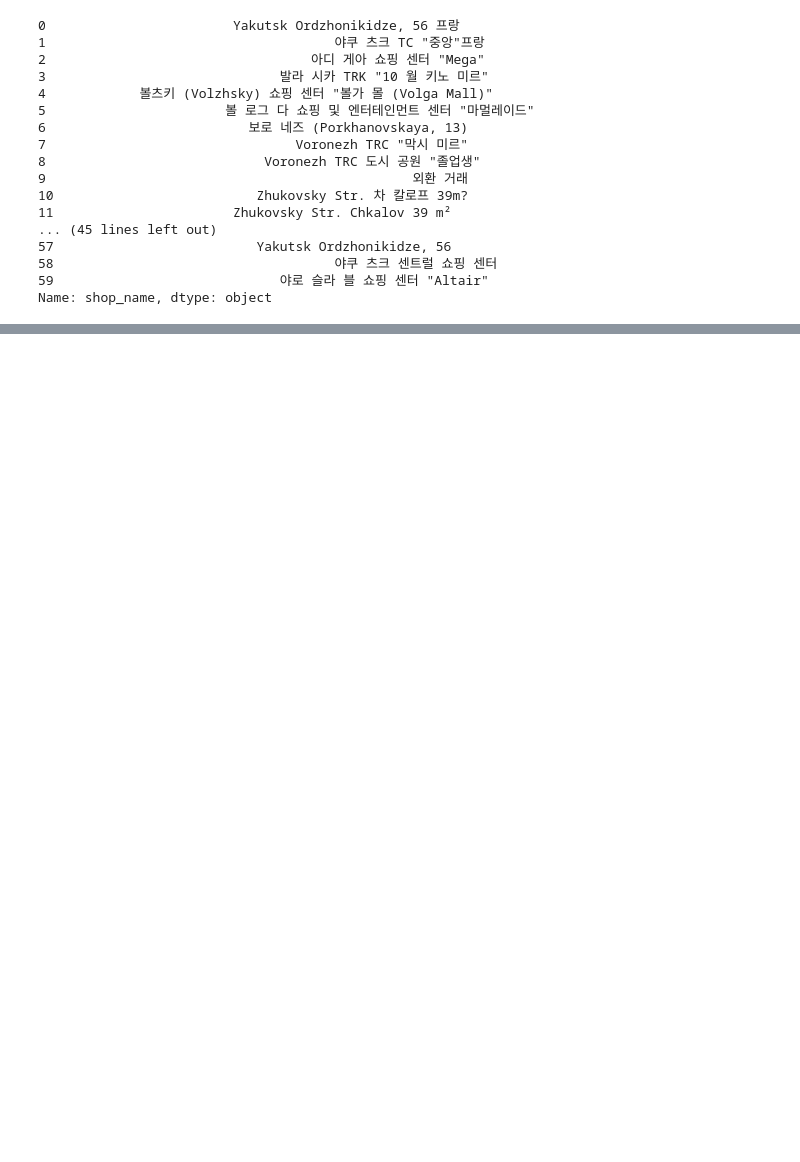
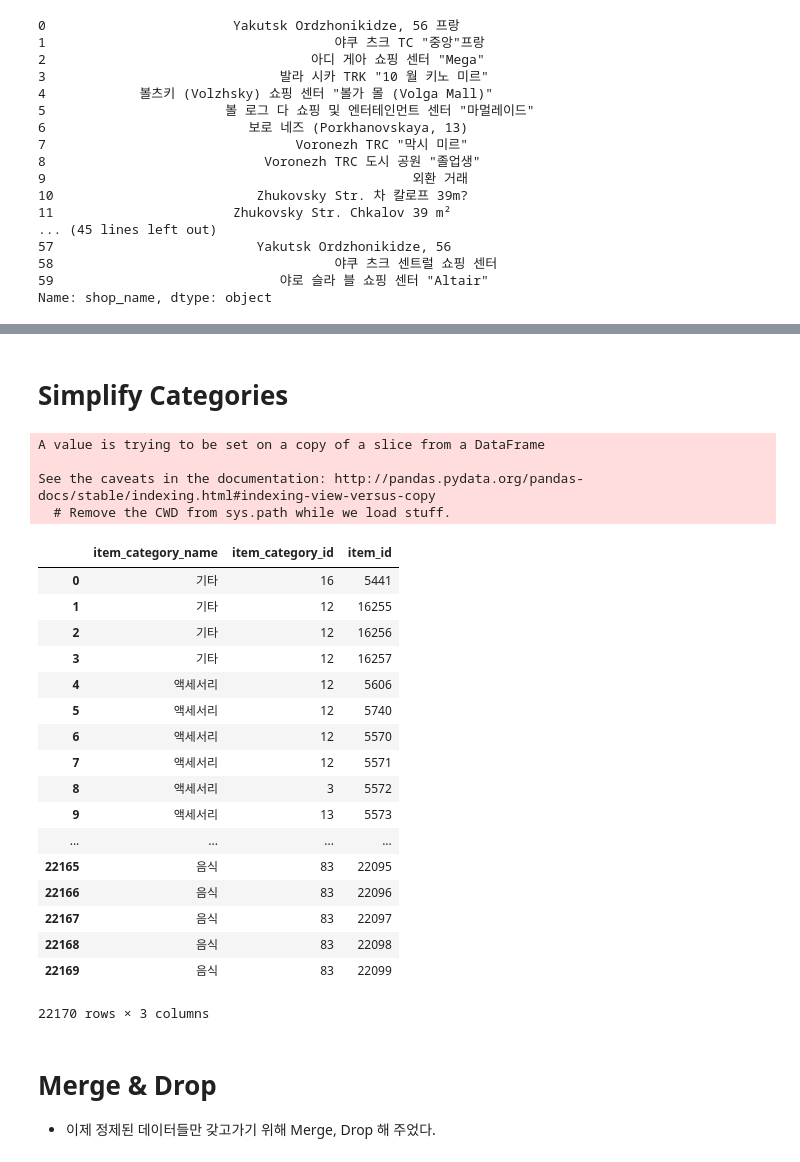
Before and after one commit to HyunaShin/ML_project, a Jupyter notebook: codes/BaseLine.ipynb, the cells around one changed output, grey strips where cells are left out. Drawn from its saved outputs; the diff is of its cells as text; code cells hidden in the pictures; blank space fills up the shorter version.

```diff
--- a/codes/BaseLine.ipynb
+++ b/codes/BaseLine.ipynb
@@ -119 +156,45 @@ Name: shop_name, dtype: object
+# %% [markdown]
+# Simplify Categories
+# %%
+def rebuild_id(id_name,df,str_column) :
+    setted = {j:i for i,j in (enumerate(set(df[str_column])))}
+    kor_values = df.set_index(id_name)[str_column].to_dict().values()
+
+    get_numeric_values = lambda x : setted[x]
+    numeric_values = list(map(get_numeric_values,kor_values))
+    numeric_dict = dict(enumerate(numeric_values))
+
+    for key in numeric_dict.keys():
+        df[id_name][key] = numeric_dict[key]
+
+    return df
+
+rebuild_id("shop_id",df_shops,"shop_name")
+# %% [output]
+A value is trying to be set on a copy of a slice from a DataFrame
+
+See the caveats in the documentation: http://pandas.pydata.org/pandas-docs/stable/indexing.html#indexing-view-versus-copy
+  # Remove the CWD from sys.path while we load stuff.
+|  | item_category_name | item_category_id | item_id |
+| 0 | 기타 | 16 | 5441 |
+| 1 | 기타 | 12 | 16255 |
+| 2 | 기타 | 12 | 16256 |
+| 3 | 기타 | 12 | 16257 |
+| 4 | 액세서리 | 12 | 5606 |
+| 5 | 액세서리 | 12 | 5740 |
+| 6 | 액세서리 | 12 | 5570 |
+| 7 | 액세서리 | 12 | 5571 |
+| 8 | 액세서리 | 3 | 5572 |
+| 9 | 액세서리 | 13 | 5573 |
+| ... | ... | ... | ... |
+| 22165 | 음식 | 83 | 22095 |
+| 22166 | 음식 | 83 | 22096 |
+| 22167 | 음식 | 83 | 22097 |
+| 22168 | 음식 | 83 | 22098 |
+| 22169 | 음식 | 83 | 22099 |
+22170 rows × 3 columns
+# %% [markdown]
+# Merge & Drop
+
+- 이제 정제된 데이터들만 갖고가기 위해 Merge, Drop 해 주었다.
 # %%
```
Also changed, not shown: parts of 21 cells of this notebook.
